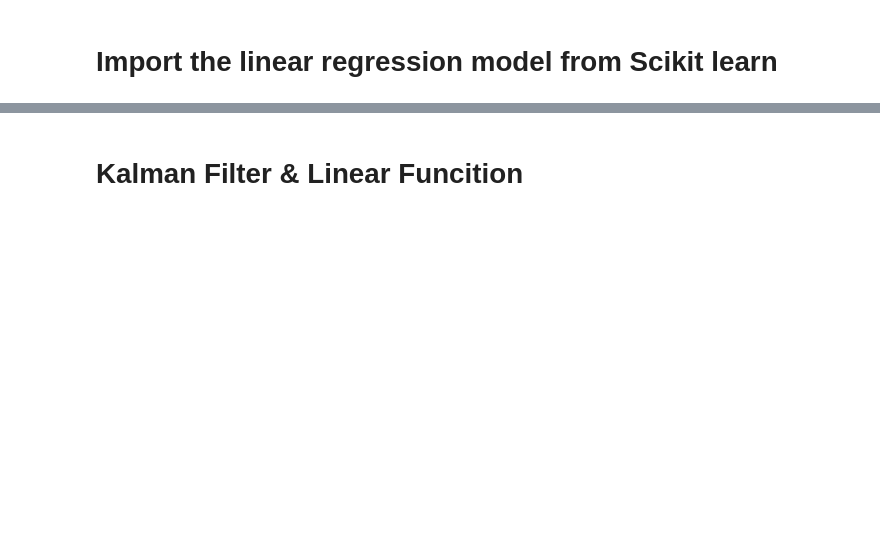
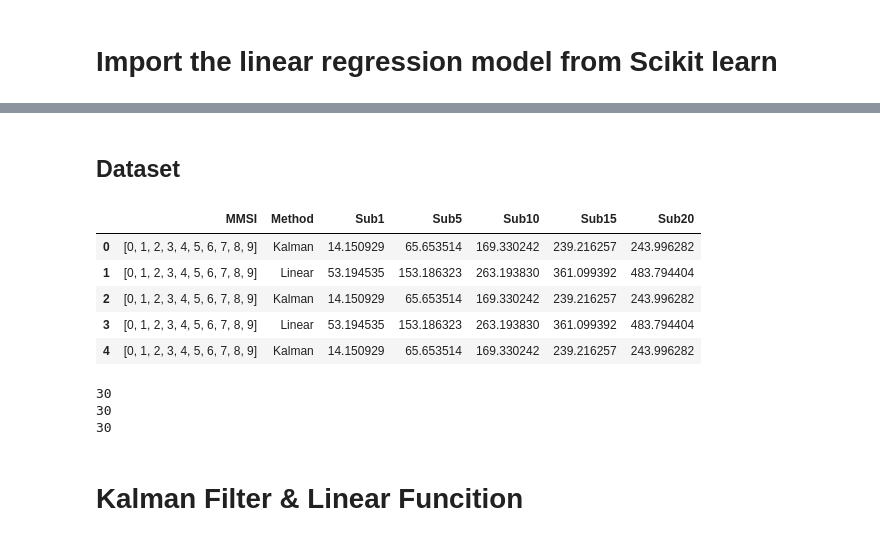
Before and after one commit to cnburger/AIS_KalmanFilter, a Jupyter notebook: Time Sampling.ipynb, the cells around one changed output, grey strips where cells are left out. Saved outputs shown, nothing was run; the diff lists cells and outputs as text; code cells hidden in the pictures; blank space fills up the shorter version.

```diff
--- a/Time Sampling.ipynb
+++ b/Time Sampling.ipynb
@@ -776,0 +696,2 @@ print(len(linear_sec_ob))
+# %% [markdown]
+## Dataset
@@ -777,2 +705,62 @@ print(len(linear_sec_ob))
+# %%
+nptest = np.arange(0,10,1)
+
+df_results = df_results.append({'MMSI': nptest,'Method': 'lin',
+                                'Sub1':nptest,'Sub5':nptest,'Sub10':nptest,
+                                'Sub15':nptest,'Sub20': nptest}, ignore_index=True)
+# %%
+df_results.head()
+# %% [output]
+|  | MMSI | Method | Sub1 | Sub5 | Sub10 | Sub15 | Sub20 |
+| 0 | [0, 1, 2, 3, 4, 5, 6, 7, 8, 9] | Kalman | 14.150929 | 65.653514 | 169.330242 | 239.216257 | 243.996282 |
+| 1 | [0, 1, 2, 3, 4, 5, 6, 7, 8, 9] | Linear | 53.194535 | 153.186323 | 263.193830 | 361.099392 | 483.794404 |
+| 2 | [0, 1, 2, 3, 4, 5, 6, 7, 8, 9] | Kalman | 14.150929 | 65.653514 | 169.330242 | 239.216257 | 243.996282 |
+| 3 | [0, 1, 2, 3, 4, 5, 6, 7, 8, 9] | Linear | 53.194535 | 153.186323 | 263.193830 | 361.099392 | 483.794404 |
+| 4 | [0, 1, 2, 3, 4, 5, 6, 7, 8, 9] | Kalman | 14.150929 | 65.653514 | 169.330242 | 239.216257 | 243.996282 |
+# %%
+df_mmsi_and_range = pd.DataFrame(columns=['MMSI','START', 'END'])
+
+arr_MMSI = np.array(['538004506.csv',
+                       '226105000.csv',
+                       '235097013.csv',
+                       '305714000.csv',
+                       '304519000.csv',
+                       '304927000.csv',
+                       '636092331.csv',
+                       '224389000.csv',
+                       '220540000.csv',
+                       '211286440.csv',
+                       '207138000.csv',
+                       '207138000.csv',
+                       '215901000.csv',
+                       '227146400.csv',
+                       '314237000.csv',
+                       '565494000.csv',
+                       '244740921.csv',
+                       '227330000.csv',
+                       '227372000.csv',
+                       '228130000.csv',
+                       '228727000.csv',
+                       '227988000.csv',
+                       '244925000.csv',
+                       '247224200.csv',
+                       '249104000.csv',
+                       '518866000.csv',
+                       '276700000.csv',
+                       '577228000.csv',
+                       '227558000.csv','227364000.csv'])
+
+MMSI_starts = np.array([10 ,420,200,5  ,300,300,4358,128,120,2210,150,790 ,50 ,960 ,1000,20 ,5200,
+               50 ,10 ,20 ,100,1600,0  ,210,200,350,300,300,350,495])
+MMSI_ends   = np.array([350,850,400,600,750,750,4850,375,560,2800,590,1200,600,1500,1500,550,5600,
+               550,420,450,500,2000,450,620,650,800,700,750,800,850])
+
+print(len(arr_MMSI))
+print(len(MMSI_starts))
+print(len(MMSI_ends))
+# %% [output]
+30
+30
+30
 # %% [markdown]
 # Kalman Filter & Linear Funcition
```
Also changed, not shown: parts of 23 cells of this notebook.
